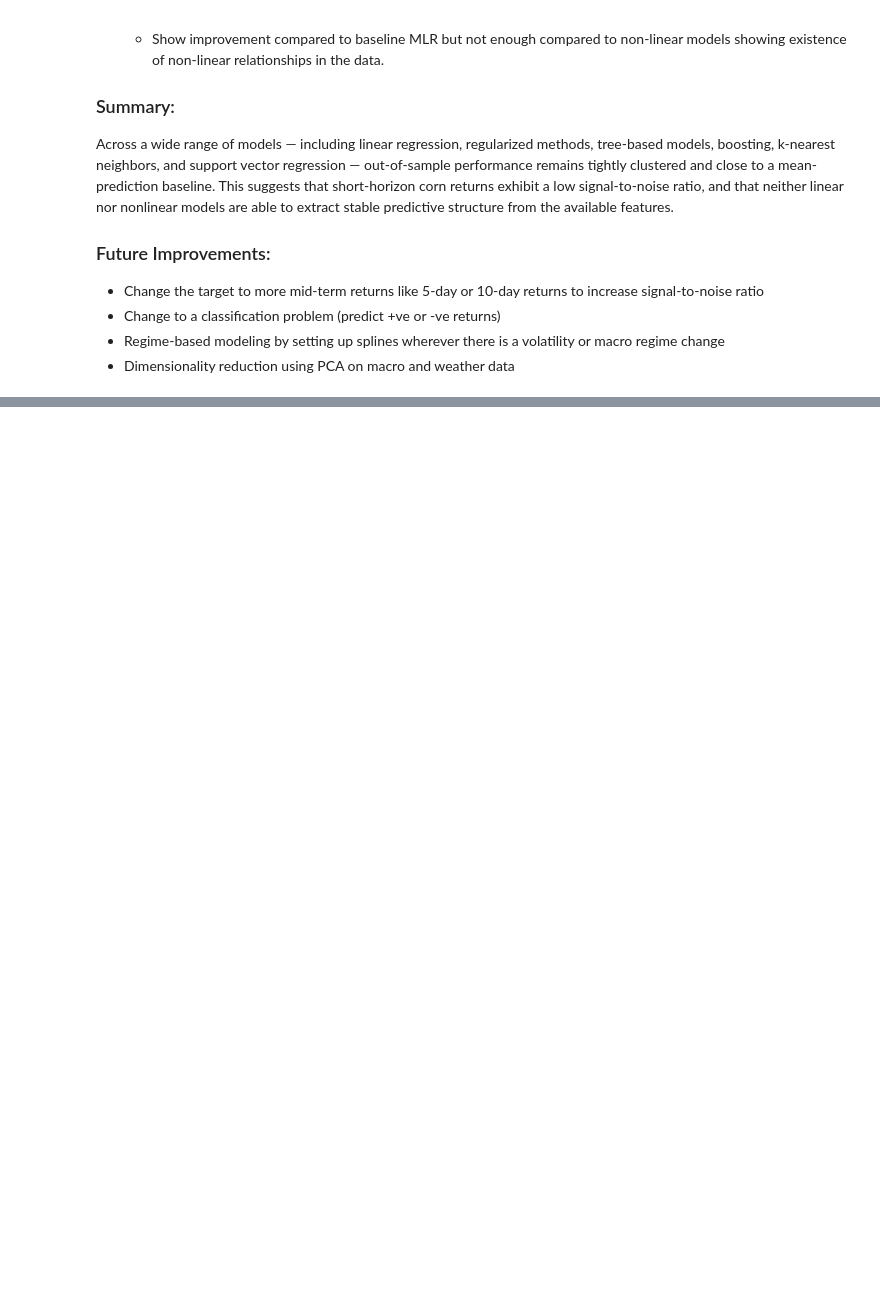
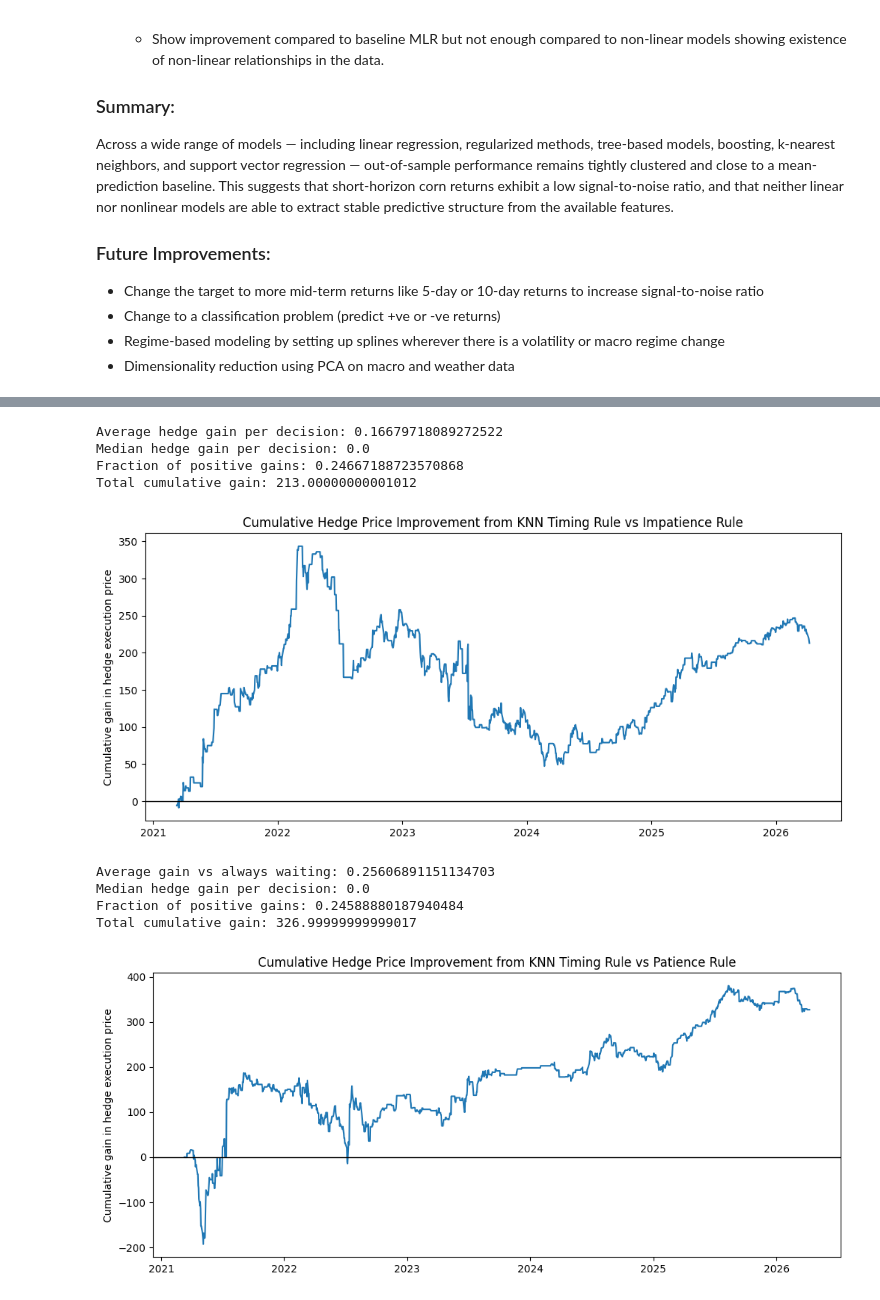
Before and after one commit to aryasalian/ECON-573-Research-Project, a Jupyter notebook: model.ipynb, the cells around one changed output, grey strips where cells are left out. Cells and saved outputs as stored; diff of their text form; code cells hidden in the pictures; blank space fills up the shorter version.

```diff
--- a/model.ipynb
+++ b/model.ipynb
@@ -931,0 +971,64 @@ Across a wide range of models — including linear regression, regularized metho
+# %%
+hedge_df = pd.DataFrame(index=y_test.index)
+hedge_df["pred_ret"] = knn_preds
+hedge_df["actual_ret_next"] = y_test.values
+
+# Get current corn close on the test dates
+hedge_df["price_t"] = df.loc[y_test.index, "corn_close"]
+
+# Next day's realized price implied by actual next-day return
+hedge_df["price_t1"] = hedge_df["price_t"] * (1 + hedge_df["actual_ret_next"])
+
+# Benchmark #1: always hedge today (Impatience Rule)
+hedge_df["benchmark_price"] = hedge_df["price_t"]
+
+# KNN timing rule for a short hedger / producer:
+# if tomorrow expected down -> hedge now
+# else wait until tomorrow
+hedge_df["model_price"] = np.where(
+    hedge_df["pred_ret"] < 0,
+    hedge_df["price_t"],
+    hedge_df["price_t1"]
+)
+
+# Improvement in hedge execution price
+hedge_df["hedge_gain"] = hedge_df["model_price"] - hedge_df["benchmark_price"]
+print("Average hedge gain per decision:", hedge_df["hedge_gain"].mean())
+print("Median hedge gain per decision:", hedge_df["hedge_gain"].median())
+print("Fraction of positive gains:", (hedge_df["hedge_gain"] > 0).mean())
+print("Total cumulative gain:", hedge_df["hedge_gain"].sum())
+
+hedge_df["cum_hedge_gain_vs_bmk"] = hedge_df["hedge_gain"].cumsum()
+plt.figure(figsize=(12,5))
+plt.plot(hedge_df.index, hedge_df["cum_hedge_gain_vs_bmk"])
+plt.axhline(0, color="black", linewidth=1)
+plt.title("Cumulative Hedge Price Improvement from KNN Timing Rule vs Impatience Rule")
+plt.ylabel("Cumulative gain in hedge execution price")
+plt.show()
+
+# Benchmark #2: Always wait (Patience Rule)
+hedge_df["always_wait_price"] = hedge_df["price_t1"]
+hedge_df["gain_vs_wait"] = hedge_df["model_price"] - hedge_df["always_wait_price"]
+print("Average gain vs always waiting:", hedge_df["gain_vs_wait"].mean())
+print("Median hedge gain per decision:", hedge_df["gain_vs_wait"].median())
+print("Fraction of positive gains:", (hedge_df["gain_vs_wait"] > 0).mean())
+print("Total cumulative gain:", hedge_df["gain_vs_wait"].sum())
+
+hedge_df["cum_hedge_gain_vs_wait"] = hedge_df["gain_vs_wait"].cumsum()
+plt.figure(figsize=(12,5))
+plt.plot(hedge_df.index, hedge_df["cum_hedge_gain_vs_wait"])
+plt.axhline(0, color="black", linewidth=1)
+plt.title("Cumulative Hedge Price Improvement from KNN Timing Rule vs Patience Rule")
+plt.ylabel("Cumulative gain in hedge execution price")
+plt.show()
+# %% [output]
+Average hedge gain per decision: 0.16679718089272522
+Median hedge gain per decision: 0.0
+Fraction of positive gains: 0.24667188723570868
+Total cumulative gain: 213.00000000001012
+[figure, added]
+Average gain vs always waiting: 0.25606891151134703
+Median hedge gain per decision: 0.0
+Fraction of positive gains: 0.24588880187940484
+Total cumulative gain: 326.99999999999017
+[figure, added]
```
Also changed, not shown: parts of 2 cells of this notebook.
